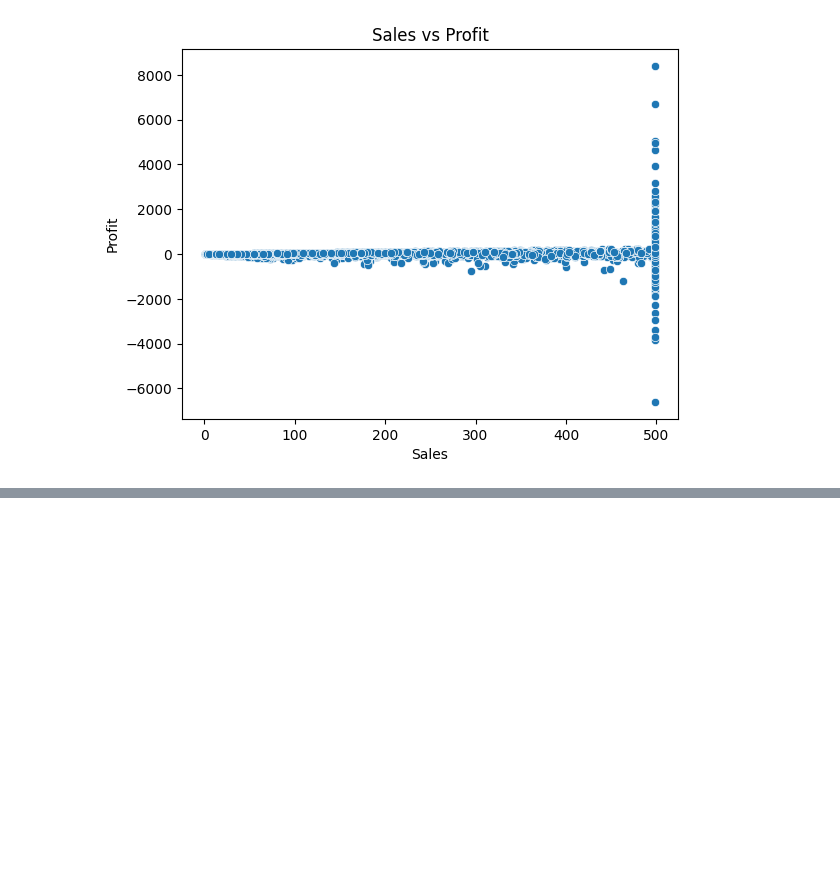
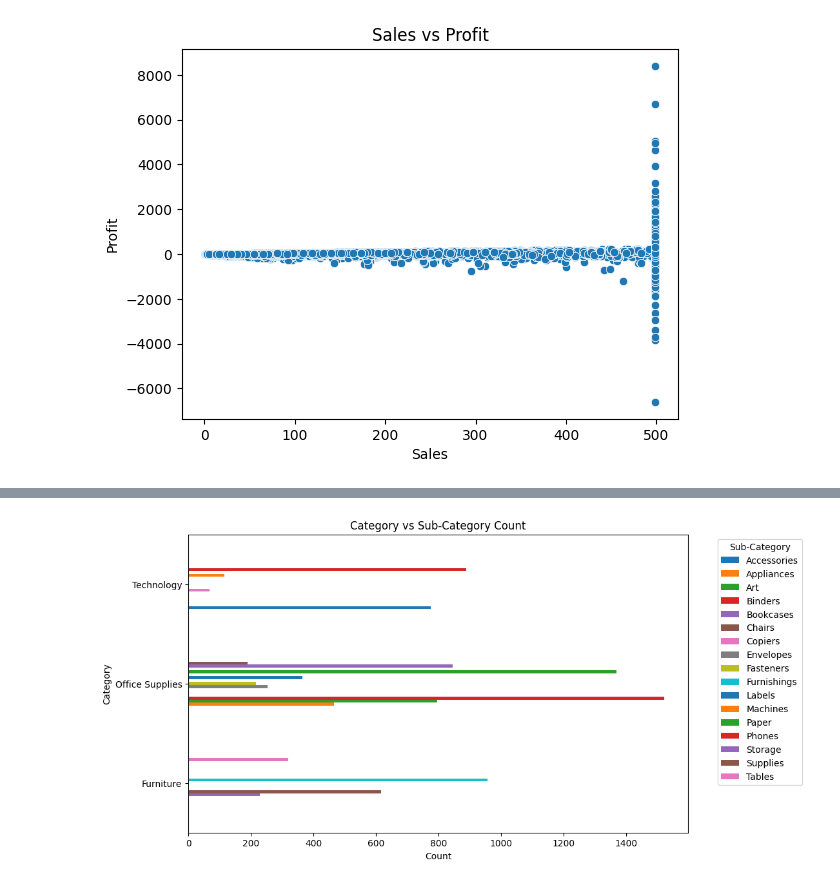
Before and after one commit to om1dev/Sales_Optimization, a Jupyter notebook: notebooks/cleaning_with_analysis.ipynb, the cells around one changed output, grey strips where cells are left out. Drawn from its saved outputs; the diff is of its cells as text; code cells hidden in the pictures; blank space fills up the shorter version.

```diff
--- a/notebooks/cleaning_with_analysis.ipynb
+++ b/notebooks/cleaning_with_analysis.ipynb
@@ -246,0 +318,10 @@ Text(0.5, 1.0, 'Sales vs Profit')
+# %%
+count_data.plot(kind='barh', figsize=(10,6))
+
+plt.title("Category vs Sub-Category Count")
+plt.xlabel("Count")
+plt.ylabel("Category")
+plt.legend(title="Sub-Category", bbox_to_anchor=(1.05, 1))
+plt.show()
+# %% [output]
+[figure, added]
```
Also changed, not shown: parts of 15 cells of this notebook, 9 other files.
